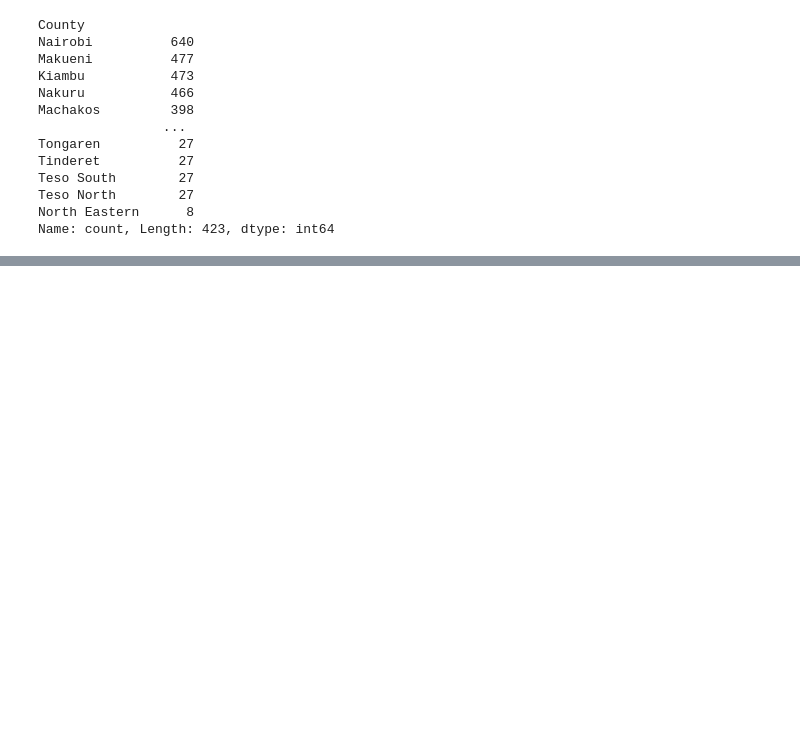
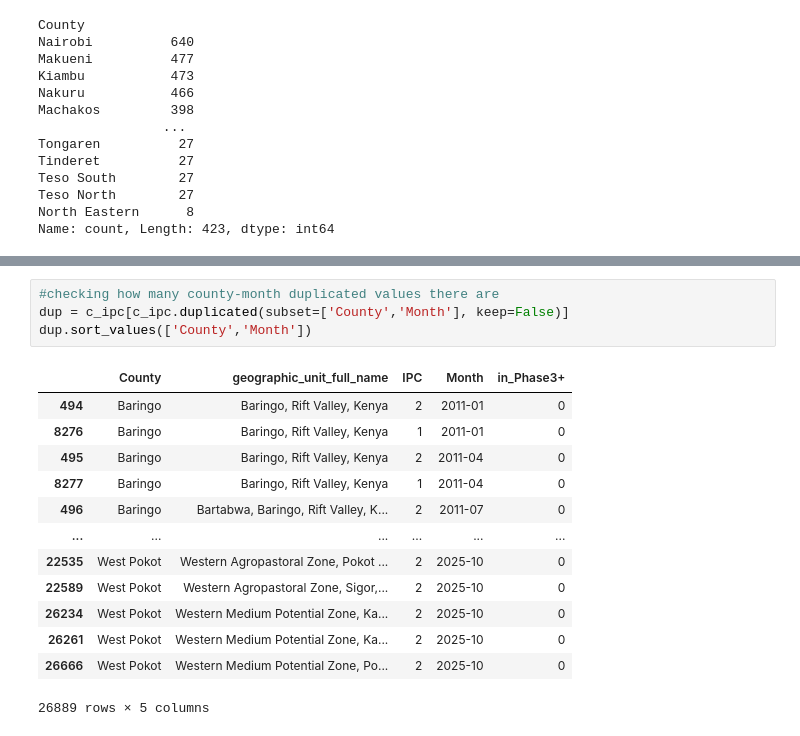
Before and after one commit to MrDenzy/PHASE-5-PROJECT---PREDICTING-FOOD-INSECURITY, a Jupyter notebook: notebooks/data_explore.ipynb, the cells around one changed output, grey strips where cells are left out. Drawn from its saved outputs; the diff is of its cells as text; blank space fills up the shorter version.

```diff
--- a/notebooks/data_explore.ipynb
+++ b/notebooks/data_explore.ipynb
@@ -498,0 +576,18 @@ ipc_merged.to_csv('./data/cleaned_ipc.csv',index=False)
+# %%
+#checking how many county-month duplicated values there are
+dup = c_ipc[c_ipc.duplicated(subset=['County','Month'], keep=False)]
+dup.sort_values(['County','Month'])
+# %% [output]
+|  | County | geographic_unit_full_name | IPC | Month | in_Phase3+ |
+| 494 | Baringo | Baringo, Rift Valley, Kenya | 2 | 2011-01 | 0 |
+| 8276 | Baringo | Baringo, Rift Valley, Kenya | 1 | 2011-01 | 0 |
+| 495 | Baringo | Baringo, Rift Valley, Kenya | 2 | 2011-04 | 0 |
+| 8277 | Baringo | Baringo, Rift Valley, Kenya | 1 | 2011-04 | 0 |
+| 496 | Baringo | Bartabwa, Baringo, Rift Valley, K... | 2 | 2011-07 | 0 |
+| ... | ... | ... | ... | ... | ... |
+| 22535 | West Pokot | Western Agropastoral Zone, Pokot ... | 2 | 2025-10 | 0 |
+| 22589 | West Pokot | Western Agropastoral Zone, Sigor,... | 2 | 2025-10 | 0 |
+| 26234 | West Pokot | Western Medium Potential Zone, Ka... | 2 | 2025-10 | 0 |
+| 26261 | West Pokot | Western Medium Potential Zone, Ka... | 2 | 2025-10 | 0 |
+| 26666 | West Pokot | Western Medium Potential Zone, Po... | 2 | 2025-10 | 0 |
+26889 rows × 5 columns
```
Also changed, not shown: parts of 13 cells of this notebook, 2 other files.
